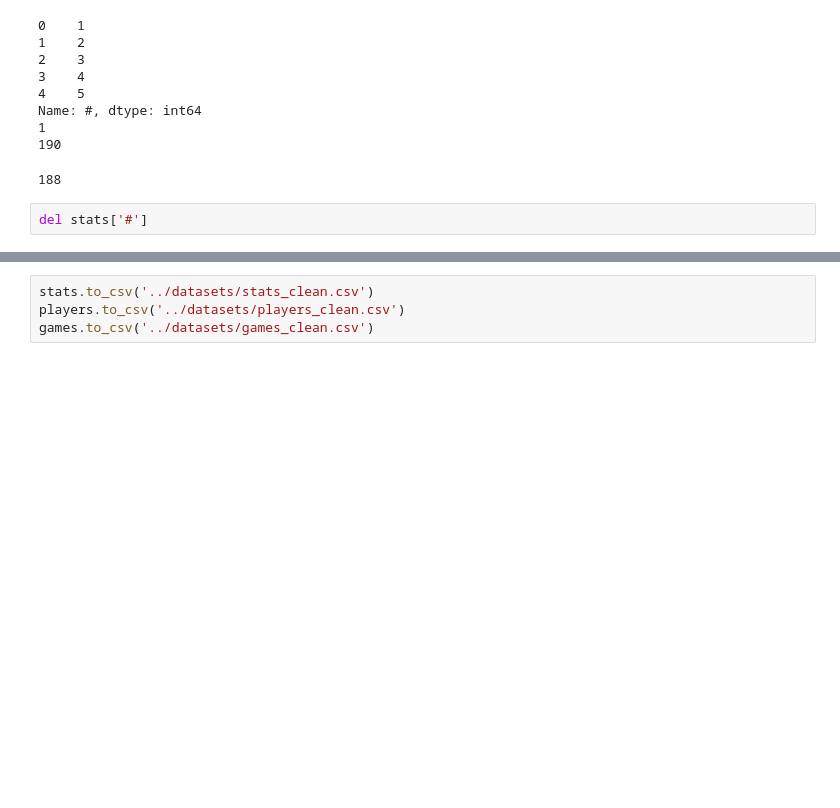
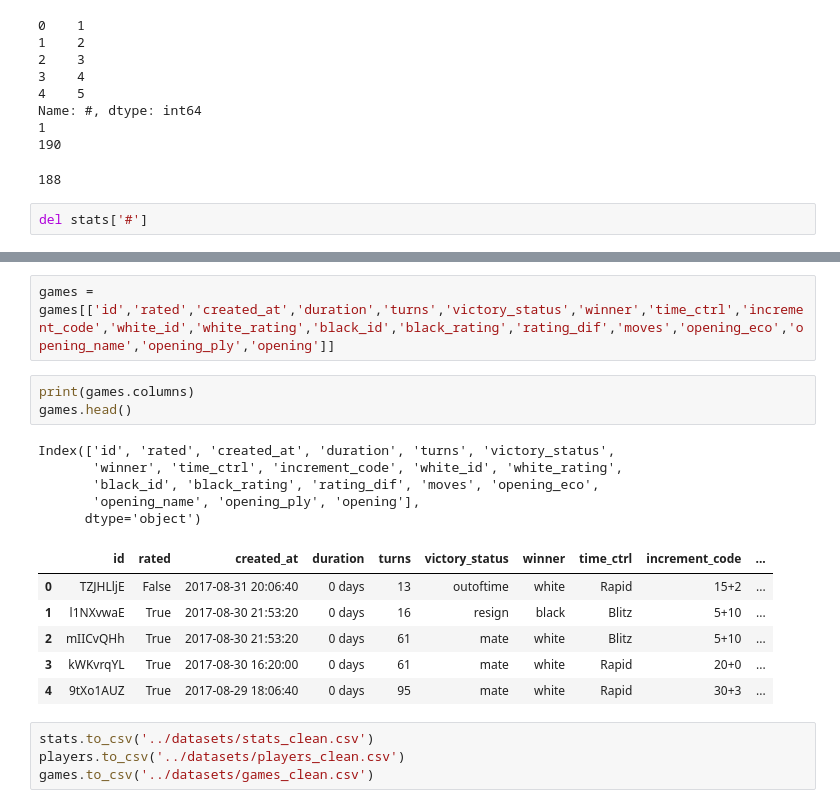
Before and after one commit to Whereiswald0/chess_opening_analysis-LHL-proj-, a Jupyter notebook: src/jupyter_notebooks/EDA_Cleaning.ipynb, the cells around one changed output, grey strips where cells are left out. Drawn from its saved outputs; the diff is of its cells as text; blank space fills up the shorter version.

Commit message:
cleaning and eda update
re-arranged games_clean.csv column order

```diff
--- a/src/jupyter_notebooks/EDA_Cleaning.ipynb
+++ b/src/jupyter_notebooks/EDA_Cleaning.ipynb
@@ -263,3 +281,20 @@ del stats['#']
+# %%
+games = games[['id','rated','created_at','duration','turns','victory_status','winner','time_ctrl','increment_code','white_id','white_rating','black_id','black_rating','rating_dif','moves','opening_eco','opening_name','opening_ply','opening']]
+# %%
+print(games.columns)
+games.head()
+# %% [output]
+Index(['id', 'rated', 'created_at', 'duration', 'turns', 'victory_status',
+       'winner', 'time_ctrl', 'increment_code', 'white_id', 'white_rating',
+       'black_id', 'black_rating', 'rating_dif', 'moves', 'opening_eco',
+       'opening_name', 'opening_ply', 'opening'],
+      dtype='object')
+|  | id | rated | created_at | duration | turns | victory_status | winner | time_ctrl | increment_code | ... |
+| 0 | TZJHLljE | False | 2017-08-31 20:06:40 | 0 days | 13 | outoftime | white | Rapid | 15+2 | ... |
+| 1 | l1NXvwaE | True | 2017-08-30 21:53:20 | 0 days | 16 | resign | black | Blitz | 5+10 | ... |
+| 2 | mIICvQHh | True | 2017-08-30 21:53:20 | 0 days | 61 | mate | white | Blitz | 5+10 | ... |
+| 3 | kWKvrqYL | True | 2017-08-30 16:20:00 | 0 days | 61 | mate | white | Rapid | 20+0 | ... |
+| 4 | 9tXo1AUZ | True | 2017-08-29 18:06:40 | 0 days | 95 | mate | white | Rapid | 30+3 | ... |
 # %%
 stats.to_csv('../datasets/stats_clean.csv')
 players.to_csv('../datasets/players_clean.csv')
```
Also changed, not shown: parts of 3 cells of this notebook, 2 other files.
